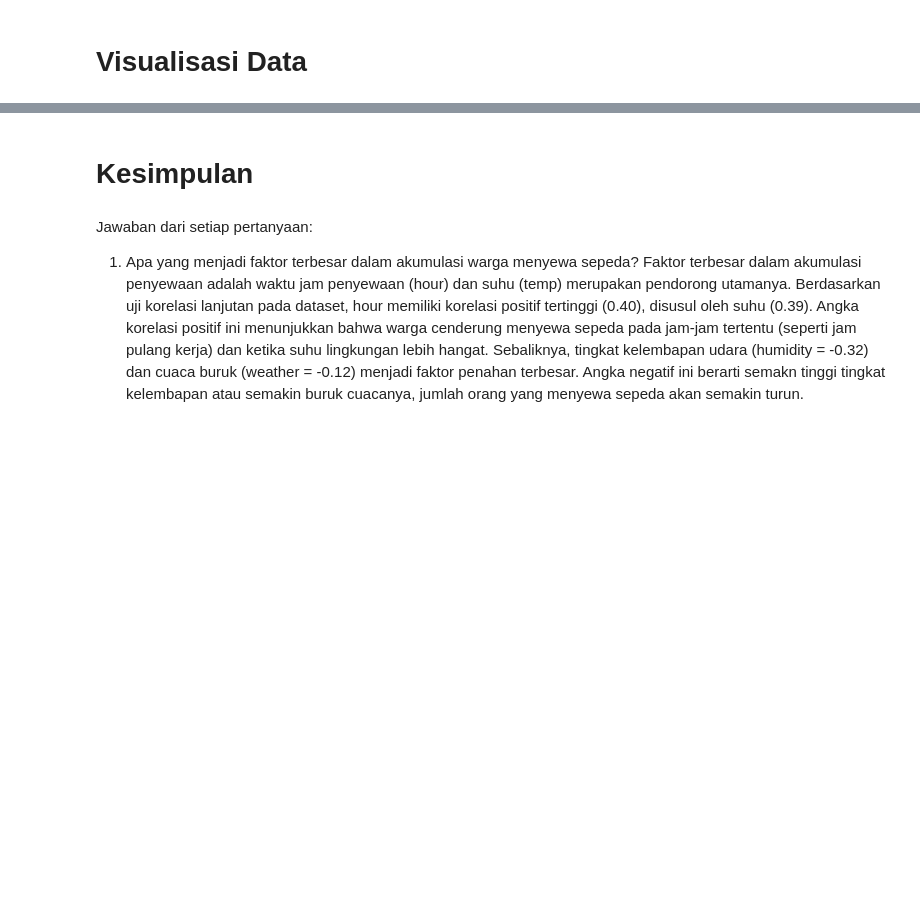
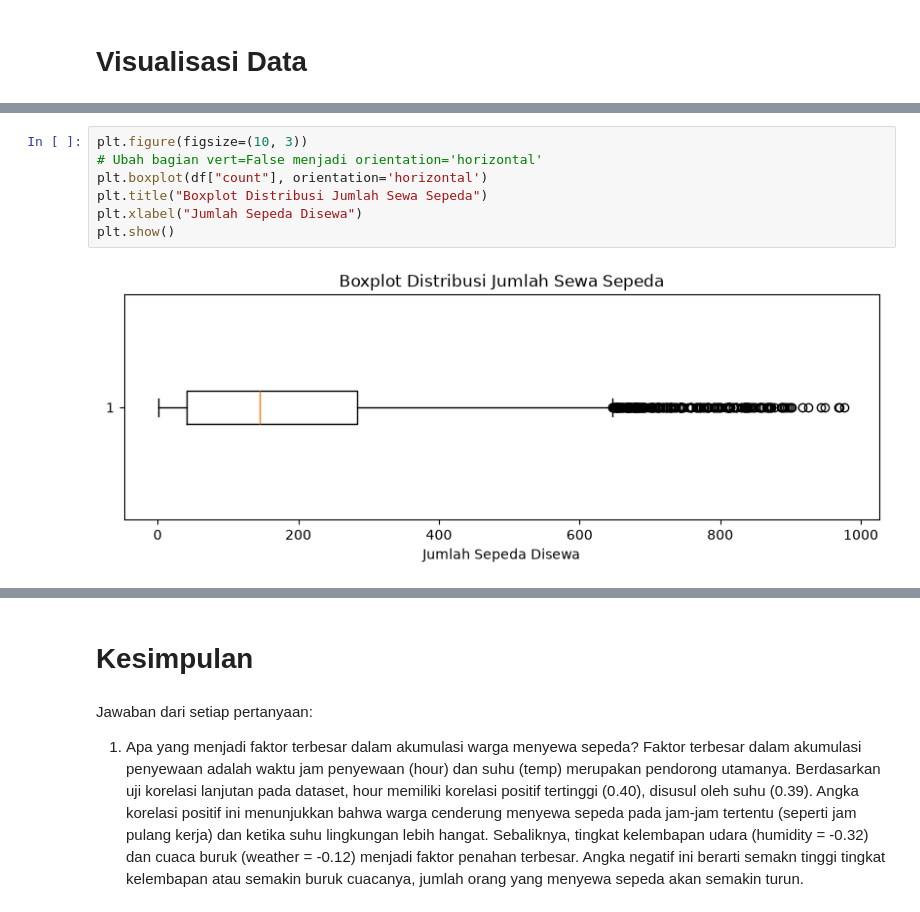
Before and after one commit to putragame45/proyek1-eda-kelompok-2, a Jupyter notebook: Kelompok_2.ipynb, the cells around one changed output, grey strips where cells are left out. Drawn from its saved outputs; the diff is of its cells as text; blank space fills up the shorter version.

```diff
--- a/Kelompok_2.ipynb
+++ b/Kelompok_2.ipynb
@@ -190,0 +234,9 @@ plt.show()
+# %%
+plt.figure(figsize=(10, 3))
+# Ubah bagian vert=False menjadi orientation='horizontal'
+plt.boxplot(df["count"], orientation='horizontal')
+plt.title("Boxplot Distribusi Jumlah Sewa Sepeda")
+plt.xlabel("Jumlah Sepeda Disewa")
+plt.show()
+# %% [output]
+[figure, added]
```
Also changed, not shown: parts of 18 cells of this notebook.
